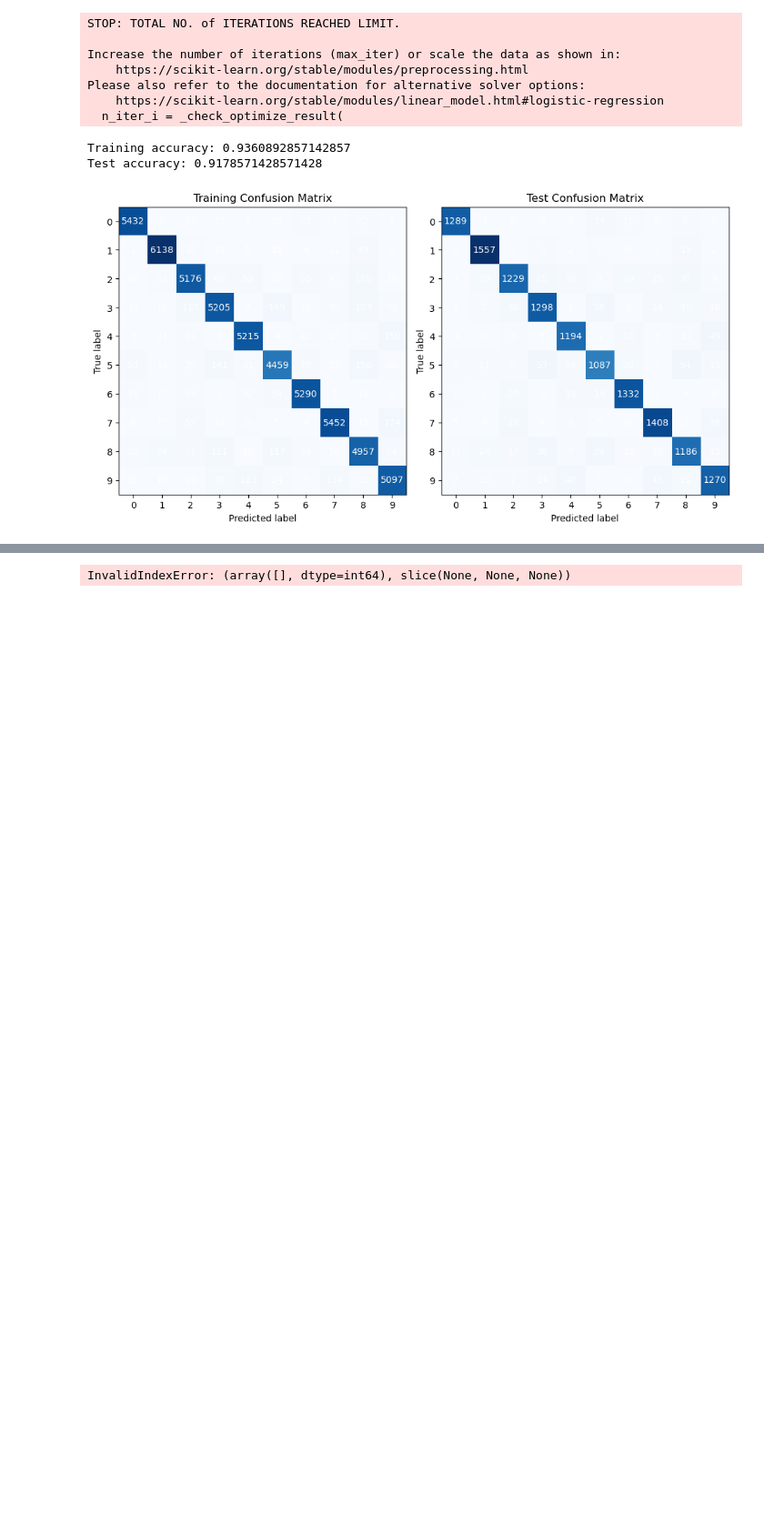
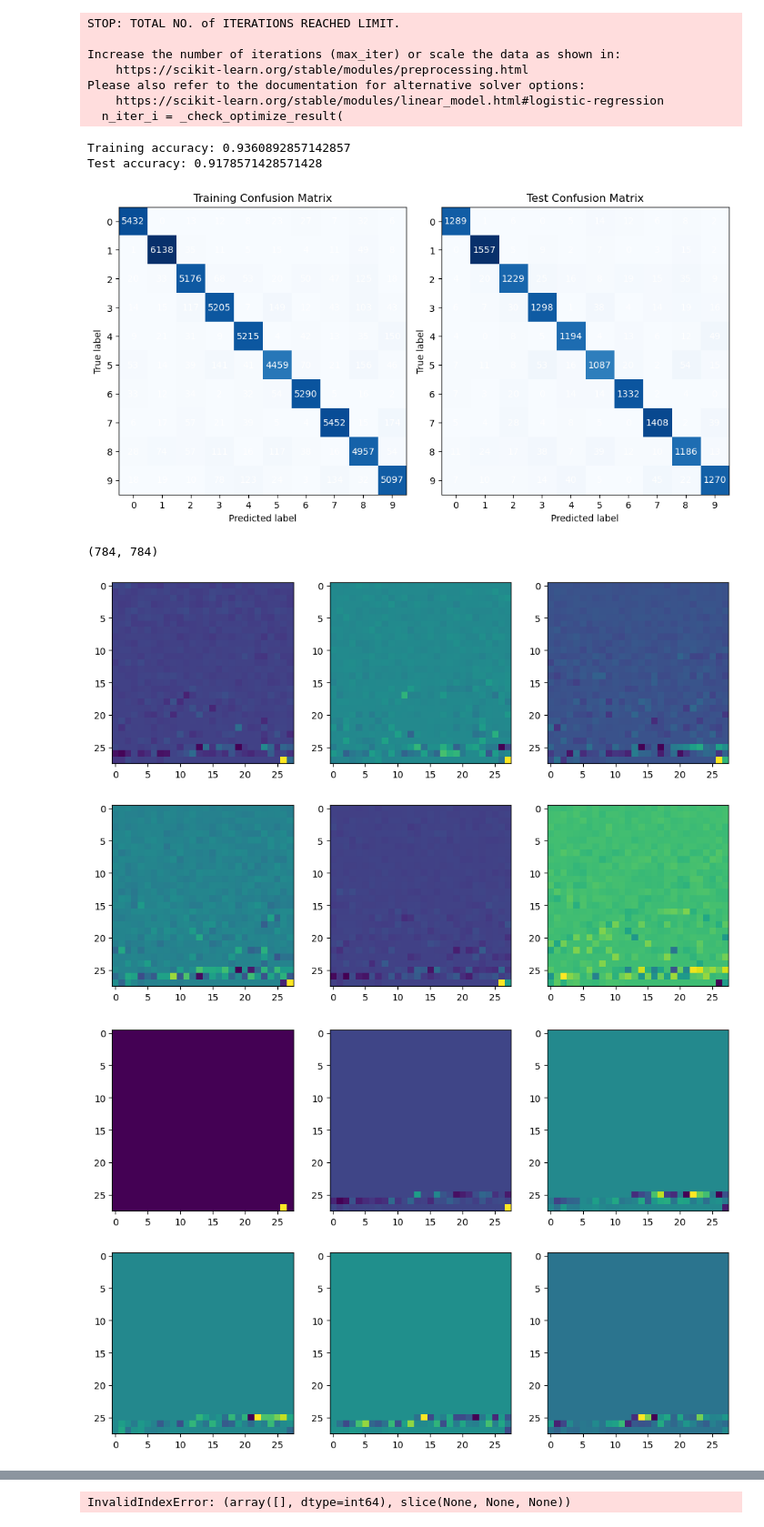
Before and after one commit to JimmiedWhatMom69420/EE399repo, a Jupyter notebook: EE399HW3.ipynb, the cells around one changed output, grey strips where cells are left out. Shown: that part at 91% size. Drawn from its saved outputs; the diff is of its cells as text; code cells hidden in the pictures; blank space fills up the shorter version.

```diff
--- a/EE399HW3.ipynb
+++ b/EE399HW3.ipynb
@@ -158,6 +174,29 @@ Please also refer to the documentation for alternative solver options:
 Training accuracy: 0.9360892857142857
 Test accuracy: 0.9178571428571428
 [figure]
+# %%
+# A visualization from the data finding the patterns in Matrix U, a 784x784 matrix
+
+# Reduce the rank of data matrix to 200 and plot the reconstructed images
+X_r200 = (Vt@np.diag(S))[:,:200]@U[:200]
+print(X_r200.shape)
+plt.figure(figsize=(12,8))
+for i in range(6):
+    plt.subplot(2,3,i+1)
+    img = X_r200[:,i].reshape((28,28))
+    plt.imshow(img)
+plt.show()
+
+plt.figure(figsize=(12,8))
+for i in range(6):
+    plt.subplot(2,3,i+1)
+    img = Vt[:,i].reshape((28,28))
+    plt.imshow(img)
+plt.show()
+# %% [output]
+(784, 784)
+[figure, added]
+[figure, added]
 # %%
 4. On a 3D plot, project onto three selected V-modes (columns) colored by their digit label.
 For example, columns 2,3, and 5.
```
Also changed, not shown: parts of 5 cells of this notebook, 1 other file.
